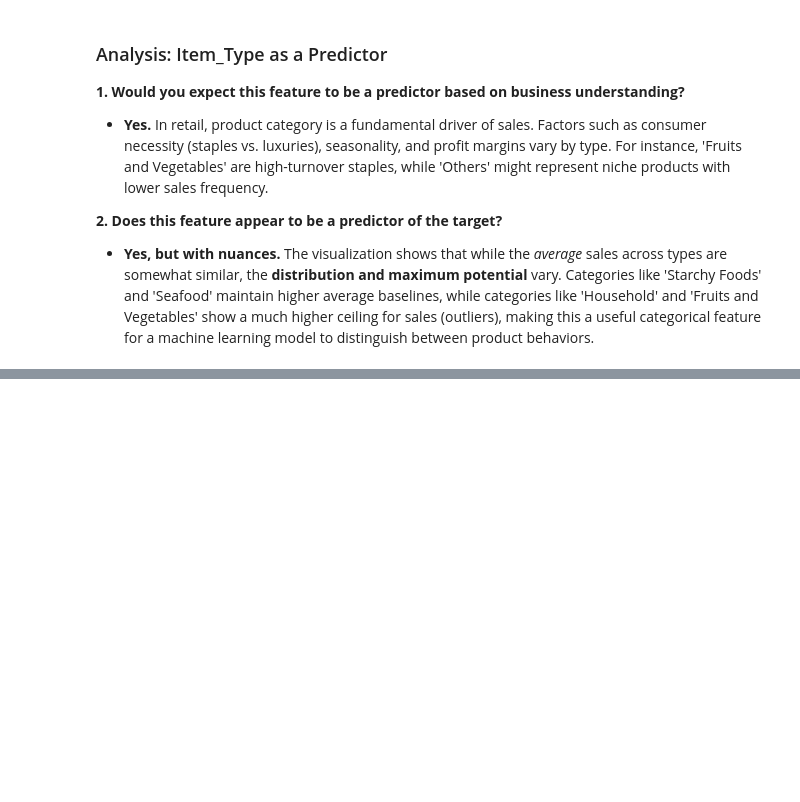
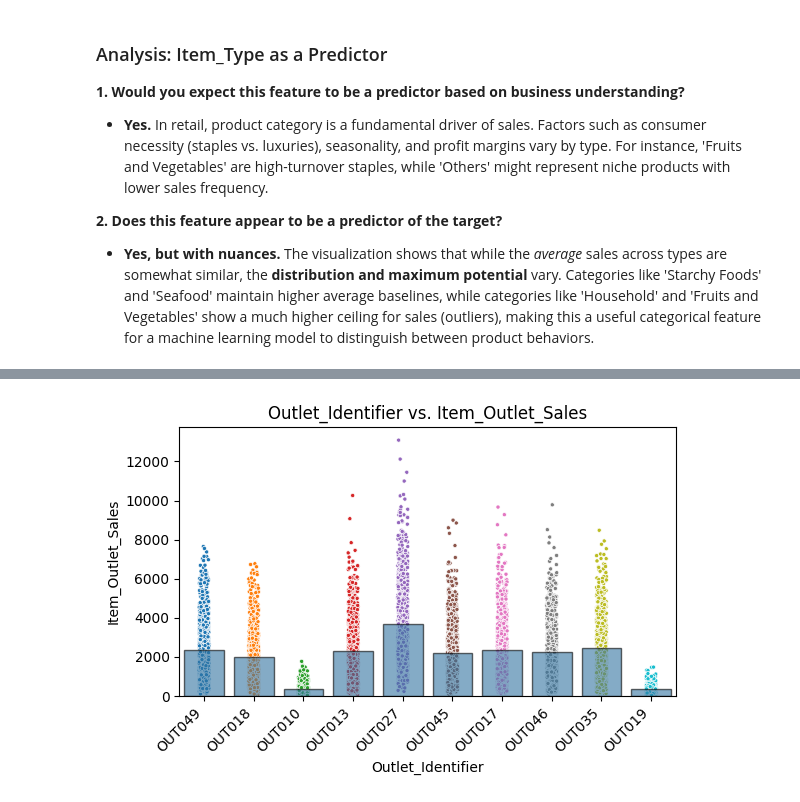
Before and after one commit to devMoamen/Prediction-of-Product-Sales, a Jupyter notebook: Prediction_of_Product_Sales.ipynb, the cells around one changed output, grey strips where cells are left out. Saved outputs shown, nothing was run; the diff lists cells and outputs as text; code cells hidden in the pictures; blank space fills up the shorter version.

```diff
--- a/Prediction_of_Product_Sales.ipynb
+++ b/Prediction_of_Product_Sales.ipynb
@@ -409,0 +421,6 @@ plot_categorical_vs_target(sales_df, x='Item_Type', y='Item_Outlet_Sales')
+# %%
+# 2. Outlet_Identifier vs. Item_Outlet_Sales
+plot_categorical_vs_target(sales_df, x='Outlet_Identifier')
+plt.show()
+# %% [output]
+[figure, added]
```
Also changed, not shown: parts of 11 cells of this notebook.
